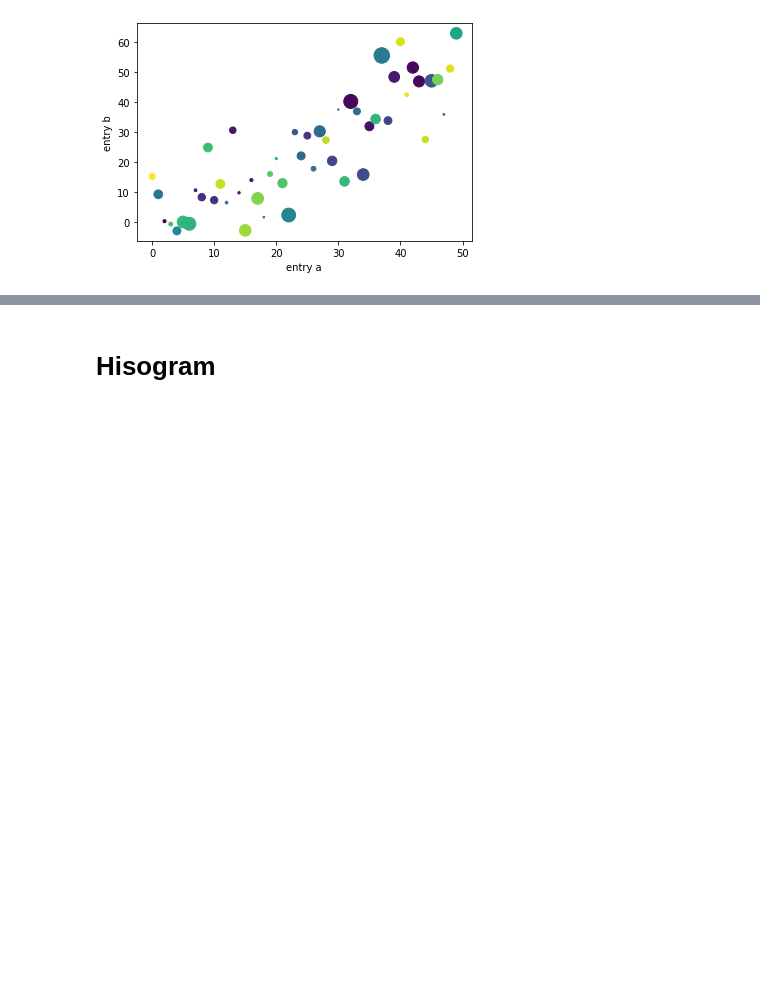
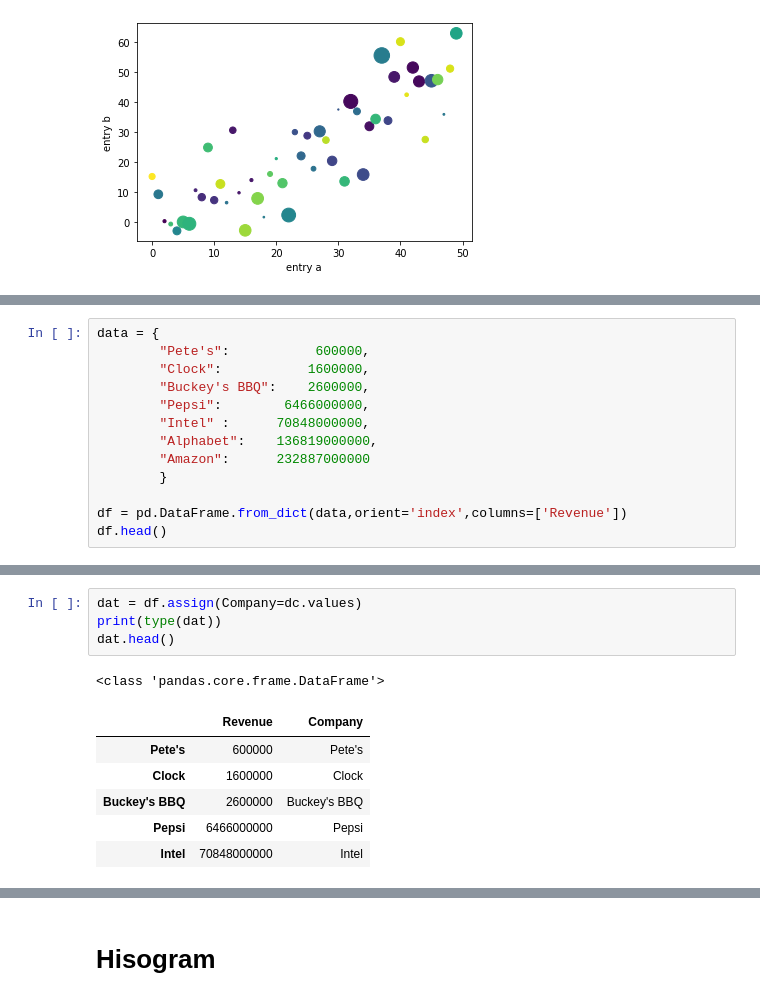
Before and after one commit to JesseZhuang/Python, a Jupyter notebook: data_processing/plotting.ipynb, the cells around one changed output, grey strips where cells are left out. Saved outputs shown, nothing was run; the diff lists cells and outputs as text; blank space fills up the shorter version.

Commit message:
inference, log scale, pandas

```diff
--- a/data_processing/plotting.ipynb
+++ b/data_processing/plotting.ipynb
@@ -147,0 +152,13 @@ plt.show()
+# %%
+data = {
+        "Pete's":           600000,
+        "Clock":           1600000,
+        "Buckey's BBQ":    2600000,
+        "Pepsi":        6466000000,
+        "Intel" :      70848000000,
+        "Alphabet":    136819000000,
+        "Amazon":      232887000000
+        }
+
+df = pd.DataFrame.from_dict(data,orient='index',columns=['Revenue'])
+df.head()
@@ -147,0 +193,12 @@ plt.show()
+# %%
+dat = df.assign(Company=dc.values)
+print(type(dat))
+dat.head()
+# %% [output]
+<class 'pandas.core.frame.DataFrame'>
+|  | Revenue | Company |
+| Pete's | 600000 | Pete's |
+| Clock | 1600000 | Clock |
+| Buckey's BBQ | 2600000 | Buckey's BBQ |
+| Pepsi | 6466000000 | Pepsi |
+| Intel | 70848000000 | Intel |
```
Also changed, not shown: parts of 9 cells of this notebook, 2 other files.
